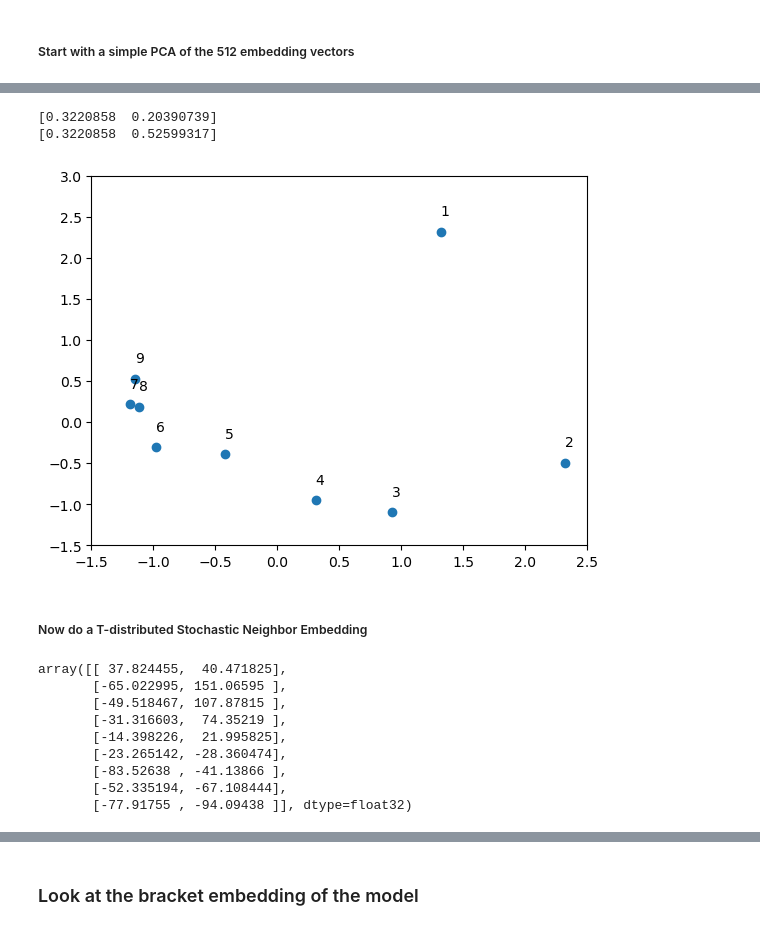
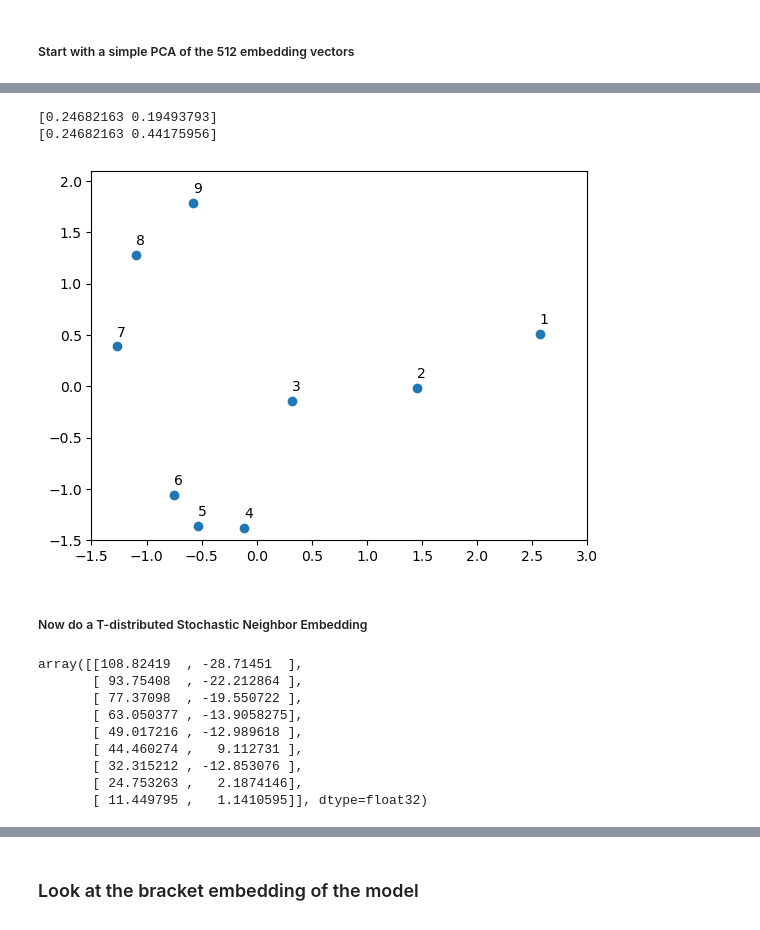
Before and after one commit to aureliendersy/spinorhelicity, a Jupyter notebook: notebooks/embedding_maps.ipynb, the cells around one changed output, grey strips where cells are left out. Drawn from its saved outputs; the diff is of its cells as text; code cells hidden in the pictures.

```diff
--- a/notebooks/embedding_maps.ipynb
+++ b/notebooks/embedding_maps.ipynb
@@ -31,7 +32,7 @@ params = params = AttrDict({
         'max_scale': 2,
         'max_terms': 1,
         'max_scrambles': 5,
-        'save_info_scr': True,
+        'save_info_scr': False,
         'int_base': 10,
         'max_len': 2048,
         'canonical_form': True,
@@ -119,0 +121,4 @@ array([[ 1.3168917 ,  2.3178566 ],
+# %%
+pca1 = PCA(n_components=1)
+pca_res1 = pca1.fit_transform(tensor_integers.numpy()[0])
+pca_res1
@@ -119,0 +135,14 @@ array([[ 1.3168917 ,  2.3178566 ],
+# %%
+plt.scatter(pca_res1[:,0], pca_res1[:,0]/pca_res1[:,0])
+
+# Loop for annotation of all points
+for i in range(len(pca_res1[:,0])):
+    plt.annotate(str(i+1), (pca_res1[i,0], 1 + 0.01))
+
+#plt.xlim((-1.5, 3.0))
+#plt.ylim((-1.5, 2.1))
+
+#plt.savefig('/Users/aurelien/Documents/Projects/Spinor_helicity/pictures/npt6_exp2/integer_embed_{}.pdf'.format(file_tag), bbox_inches='tight')
+#plt.savefig('/Users/aurelien/Documents/Projects/Spinor_helicity/pictures/npt6_exp2/integer_embed_{}.png'.format(file_tag), bbox_inches='tight')
+
+plt.show()
@@ -121,39 +152,43 @@ array([[ 1.3168917 ,  2.3178566 ],
 print(pca.explained_variance_ratio_)
 print(pca.explained_variance_ratio_.cumsum())
 # %% [output]
-[0.3220858  0.20390739]
-[0.3220858  0.52599317]
+[0.24682163 0.19493793]
+[0.24682163 0.44175956]
 # %%
 import matplotlib.pyplot as plt
-
+from matplotlib.colors import ListedColormap
 
 plt.scatter(pca_res2[:,0], pca_res2[:,1])
 
 # Loop for annotation of all points
 for i in range(len(pca_res2[:,0])):
-    plt.annotate(str(i+1), (pca_res2[i,0], pca_res2[i,1] + 0.2))
+    plt.annotate(str(i+1), (pca_res2[i,0], pca_res2[i,1] + 0.1))
 
-plt.xlim((-1.5, 2.5))
-plt.ylim((-1.5, 3.0))
+plt.xlim((-1.5, 3.0))
+plt.ylim((-1.5, 2.1))
+
+#plt.savefig('/Users/aurelien/Documents/Projects/Spinor_helicity/pictures/npt6_exp2/integer_embed_{}.pdf'.format(file_tag), bbox_inches='tight')
+#plt.savefig('/Users/aurelien/Documents/Projects/Spinor_helicity/pictures/npt6_exp2/integer_embed_{}.png'.format(file_tag), bbox_inches='tight')
+
 plt.show()
 # %% [output]
-[figure, old version]
+[figure, new version]
 # %% [markdown]
 ##### Now do a T-distributed Stochastic Neighbor Embedding
 # %%
 from sklearn.manifold import TSNE
-X_embedded = TSNE(n_components=2, learning_rate='auto', init='random', perplexity=3).fit_transform(tensor_integers.numpy()[0])
+X_embedded = TSNE(n_components=2, learning_rate='auto', init='pca', perplexity=3).fit_transform(tensor_integers.numpy()[0])
 X_embedded
 # %% [output]
-array([[ 37.824455,  40.471825],
-       [-65.022995, 151.06595 ],
-       [-49.518467, 107.87815 ],
-       [-31.316603,  74.35219 ],
-       [-14.398226,  21.995825],
-       [-23.265142, -28.360474],
-       [-83.52638 , -41.13866 ],
-       [-52.335194, -67.108444],
-       [-77.91755 , -94.09438 ]], dtype=float32)
+array([[108.82419  , -28.71451  ],
+       [ 93.75408  , -22.212864 ],
+       [ 77.37098  , -19.550722 ],
+       [ 63.050377 , -13.9058275],
+       [ 49.017216 , -12.989618 ],
+       [ 44.460274 ,   9.112731 ],
+       [ 32.315212 , -12.853076 ],
+       [ 24.753263 ,   2.1874146],
+       [ 11.449795 ,   1.1410595]], dtype=float32)
 # %%
 
 plt.scatter(X_embedded[:,0], X_embedded[:,1])
```
Also changed, not shown: parts of 86 cells of this notebook, 1 other file.
